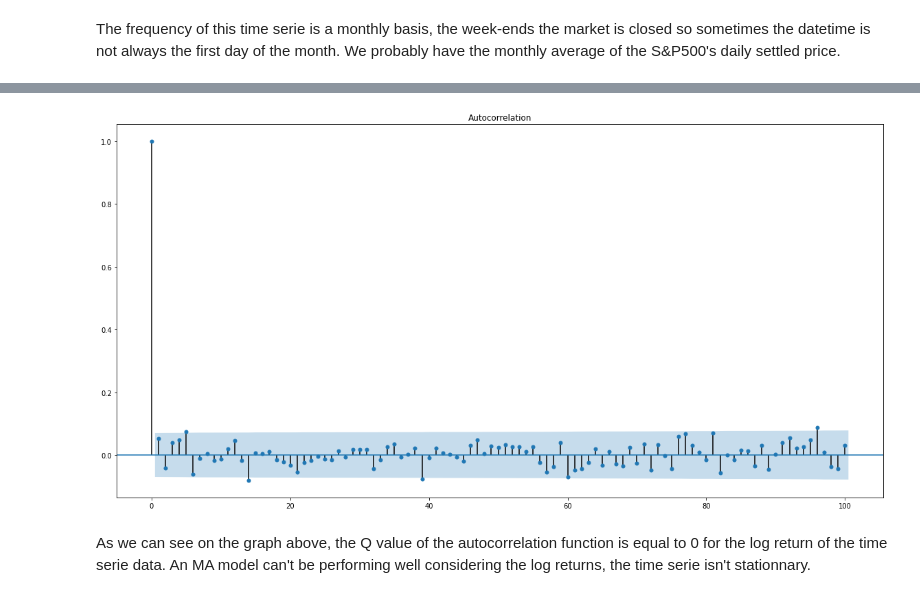
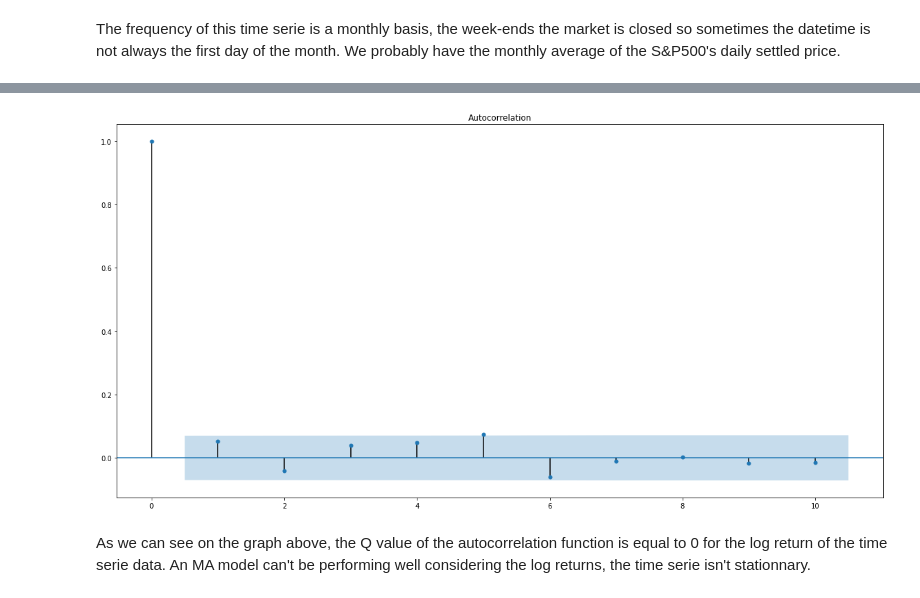
Before and after one commit to SushiFou/Time-Series---Financial-Data-, a Jupyter notebook: TP1_Time_Series_Kervella.ipynb, the cells around one changed output, grey strips where cells are left out. Saved outputs shown, nothing was run; the diff lists cells and outputs as text; code cells hidden in the pictures.

```diff
--- a/TP1_Time_Series_Kervella.ipynb
+++ b/TP1_Time_Series_Kervella.ipynb
@@ -416,8 +468,8 @@ acf_data_2 = acf(df_2['log_return'], fft=False)
 # %%
-plot_acf(df_2['log_return'], lags=100, fft=False)
+plot_acf(df_2['log_return'], lags=10, fft=False)
 plt.show()
 # %% [output]
-[figure, old version]
+[figure, new version]
 # %% [markdown]
 As we can see on the graph above, the Q value of the autocorrelation function is equal to 0 for the log return of the time serie data. An MA model can't be performing well considering the log returns, the time serie isn't stationnary.
 # %% [markdown]
```
Also changed, not shown: parts of 46 cells of this notebook.
